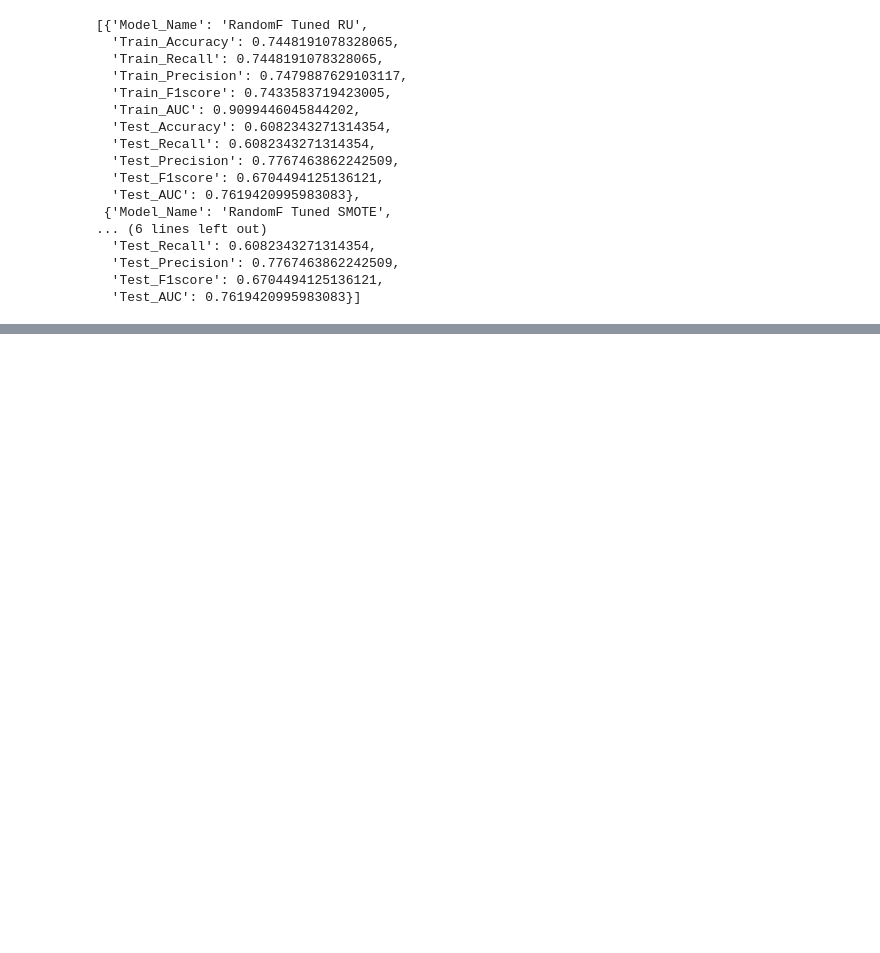
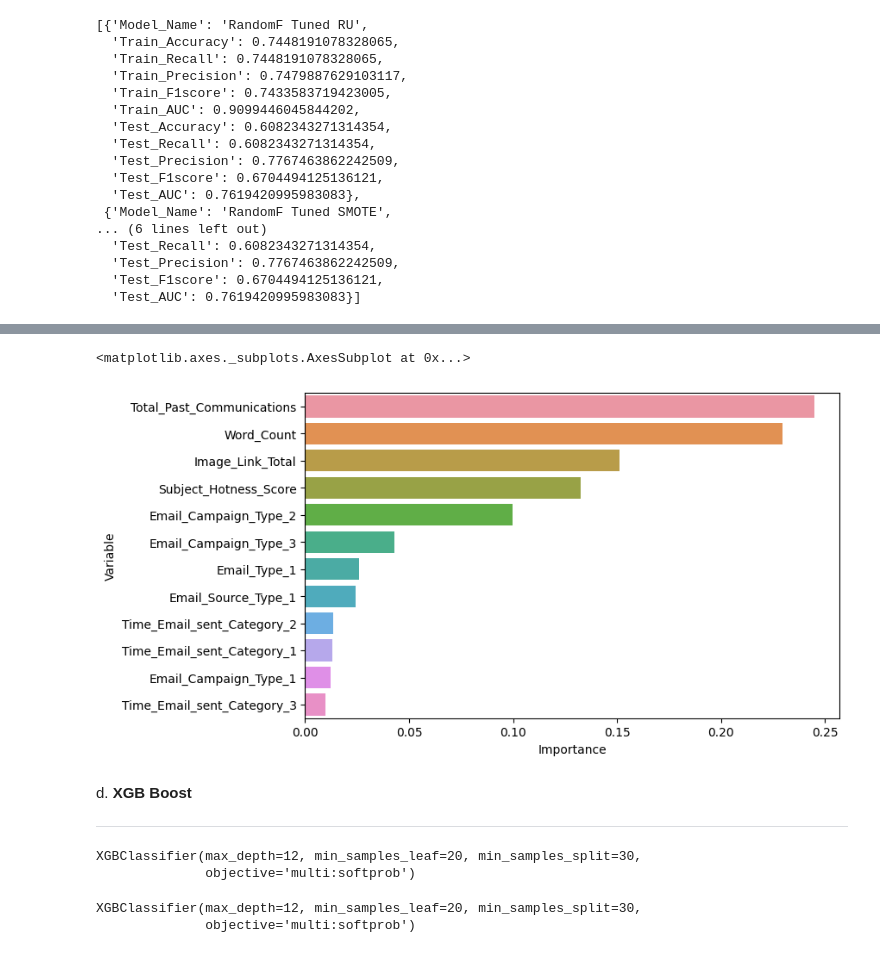
Before and after one commit to akashkivani/almabetter-Email-Campaign-Effectiveness-Prediction-Project, a Jupyter notebook: Email_Campaign_Effectiveness_Prediction.ipynb, the cells around one changed output, grey strips where cells are left out. Cells and saved outputs as stored; diff of their text form; code cells hidden in the pictures; blank space fills up the shorter version.

```diff
--- a/Email_Campaign_Effectiveness_Prediction.ipynb
+++ b/Email_Campaign_Effectiveness_Prediction.ipynb
@@ -1087,0 +1084,3 @@ comparison_df
+# %%
+feature_imp_df = pd.DataFrame({"Variable": x_train_smote.columns,"Importance": rf_tuned_smote.feature_importances_})
+feature_imp_df.sort_values(by="Importance", ascending=False, inplace = True)
@@ -1087,0 +1103,9 @@ comparison_df
+# %%
+sns.barplot(x=feature_imp_df['Importance'],y= feature_imp_df['Variable'])  #Checking graph.
+# %% [output]
+<matplotlib.axes._subplots.AxesSubplot at 0x...>
+[figure, added]
+# %% [markdown]
+d. **XGB Boost**
+
+---
@@ -1087,0 +1115,14 @@ comparison_df
+# %%
+#For SMOTE
+xgb_smote = XGBClassifier(n_estimators=100,max_depth=12,min_samples_leaf=20,min_samples_split=30)
+xgb_smote.fit(x_train_smote,y_train_smote)
+# %% [output]
+XGBClassifier(max_depth=12, min_samples_leaf=20, min_samples_split=30,
+              objective='multi:softprob')
+# %%
+#For RUS
+xgb_rus = XGBClassifier(n_estimators=100,max_depth=12,min_samples_leaf=20,min_samples_split=30)
+xgb_rus.fit(x_train_ru,y_train_ru)
+# %% [output]
+XGBClassifier(max_depth=12, min_samples_leaf=20, min_samples_split=30,
+              objective='multi:softprob')
```
Also changed, not shown: parts of 25 cells of this notebook.
